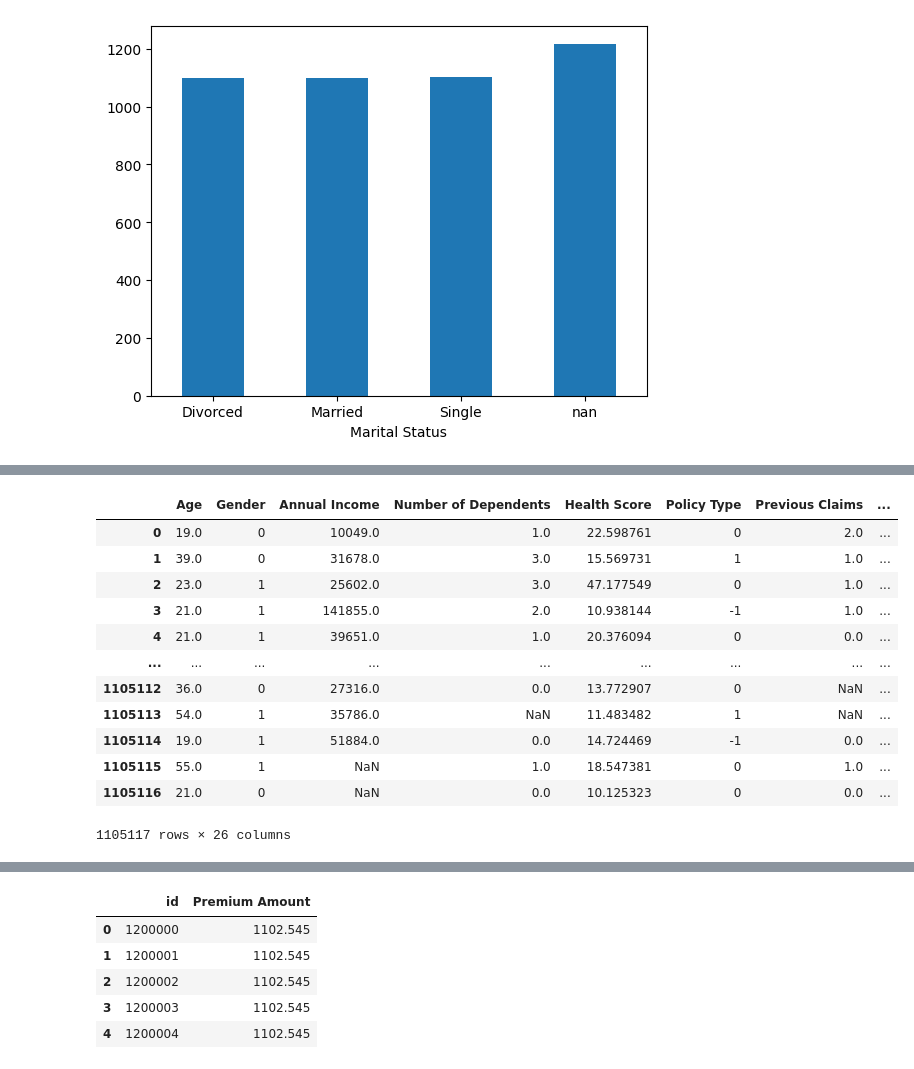
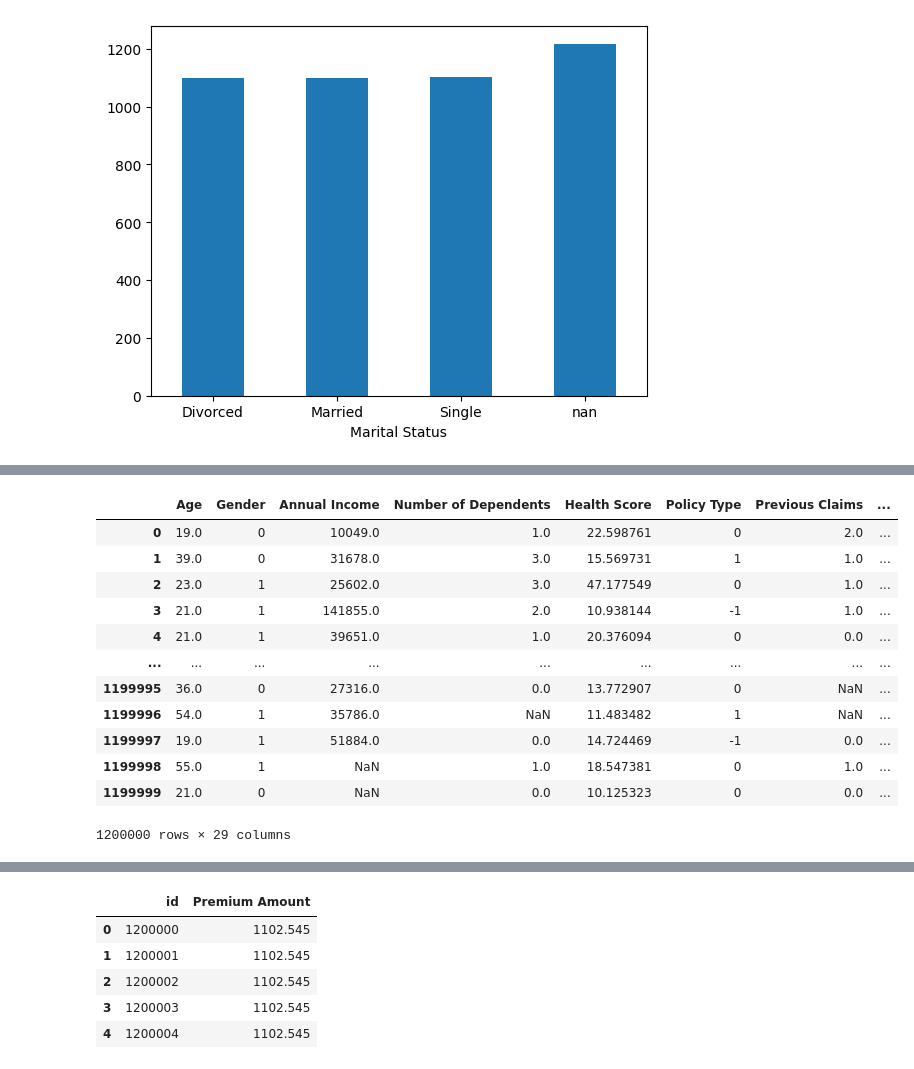
Before and after one commit to yash-meshram/Insurance-Premium, a Jupyter notebook: insurance-premium.ipynb, the cells around one changed output, grey strips where cells are left out. Drawn from its saved outputs; the diff is of its cells as text; code cells hidden in the pictures.

```diff
--- a/insurance-premium.ipynb
+++ b/insurance-premium.ipynb
@@ -134,5 +103,7 @@ df1.head()
 | 3 | 3 | 21.0 | Male | 141855.0 | Married | 2.0 | Bachelor's | ... |
 | 4 | 4 | 21.0 | Male | 39651.0 | Single | 1.0 | Bachelor's | ... |
 5 rows × 21 columns
+# %%
+df1.drop(['id', 'Policy Start Date'], axis=1, inplace=True)
 # %%
 df1['Occupation'].unique()
@@ -337,6 +274,6 @@ exercise_frequency_dict = {'Rarely': 1, 'Daily':0, 'Weekly':1/7, 'Monthly': 1/30
 # %%
 df1['Gender'] = df1['Gender'].map(gender_dict)
 df1['Policy Type'] = df1['Policy Type'].map(policy_type_dict)
-df1['Customer Feedback'] = df1['Customer Feedback'].map(customer_feedback_dict)
+# df1['Customer Feedback'] = df1['Customer Feedback'].map(customer_feedback_dict)
 df1['Smoking Status'] = df1['Smoking Status'].map(smoking_status_dict)
 df1['Exercise Frequency'] = df1['Exercise Frequency'].map(exercise_frequency_dict)
@@ -440,27 +311,28 @@ df1
 # %%
 df2 = pd.concat(
     [
         df1.select_dtypes(exclude = "object"),
-        pd.get_dummies(df1['Marital Status'], dtype = int).drop(['Single'], axis=1),
+        pd.get_dummies(df1['Marital Status'], dtype = int),
         pd.get_dummies(df1['Education Level'], dtype = int).drop(['PhD'], axis=1),
         pd.get_dummies(df1['Occupation'], dtype = int),
         pd.get_dummies(df1['Location'], dtype = int).drop(['Suburban'], axis=1),
-        pd.get_dummies(df1['Property Type'], dtype = int).drop(['Condo'], axis=1)
+        pd.get_dummies(df1['Property Type'], dtype = int).drop(['Condo'], axis=1),
+        pd.get_dummies(df1['Customer Feedback'], dtype = int)
     ],
     axis = "columns"
 )
 df2
 # %% [output]
 |  | Age | Gender | Annual Income | Number of Dependents | Health Score | Policy Type | Previous Claims | ... |
 | 0 | 19.0 | 0 | 10049.0 | 1.0 | 22.598761 | 0 | 2.0 | ... |
 | 1 | 39.0 | 0 | 31678.0 | 3.0 | 15.569731 | 1 | 1.0 | ... |
 | 2 | 23.0 | 1 | 25602.0 | 3.0 | 47.177549 | 0 | 1.0 | ... |
 | 3 | 21.0 | 1 | 141855.0 | 2.0 | 10.938144 | -1 | 1.0 | ... |
 | 4 | 21.0 | 1 | 39651.0 | 1.0 | 20.376094 | 0 | 0.0 | ... |
 | ... | ... | ... | ... | ... | ... | ... | ... | ... |
-| 1105112 | 36.0 | 0 | 27316.0 | 0.0 | 13.772907 | 0 | NaN | ... |
-| 1105113 | 54.0 | 1 | 35786.0 | NaN | 11.483482 | 1 | NaN | ... |
-| 1105114 | 19.0 | 1 | 51884.0 | 0.0 | 14.724469 | -1 | 0.0 | ... |
-| 1105115 | 55.0 | 1 | NaN | 1.0 | 18.547381 | 0 | 1.0 | ... |
-| 1105116 | 21.0 | 0 | NaN | 0.0 | 10.125323 | 0 | 0.0 | ... |
+| 1199995 | 36.0 | 0 | 27316.0 | 0.0 | 13.772907 | 0 | NaN | ... |
+| 1199996 | 54.0 | 1 | 35786.0 | NaN | 11.483482 | 1 | NaN | ... |
+| 1199997 | 19.0 | 1 | 51884.0 | 0.0 | 14.724469 | -1 | 0.0 | ... |
+| 1199998 | 55.0 | 1 | NaN | 1.0 | 18.547381 | 0 | 1.0 | ... |
+| 1199999 | 21.0 | 0 | NaN | 0.0 | 10.125323 | 0 | 0.0 | ... |
-1105117 rows × 26 columns
+1200000 rows × 29 columns
```
Also changed, not shown: parts of 49 cells of this notebook.
